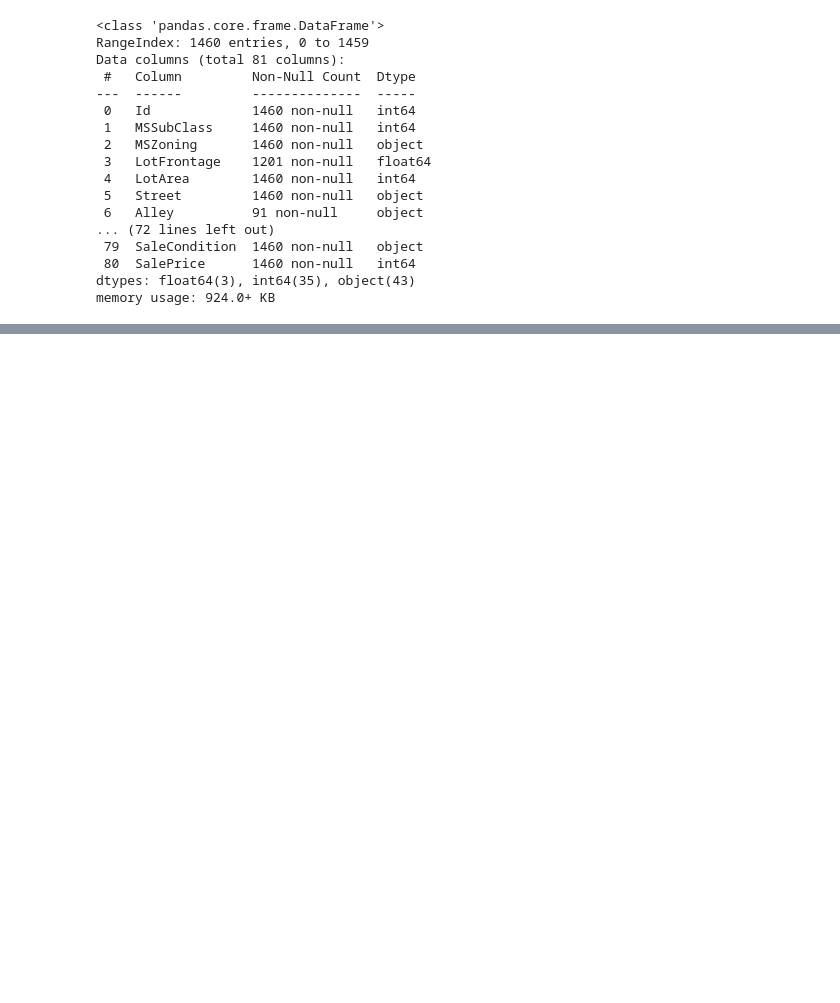
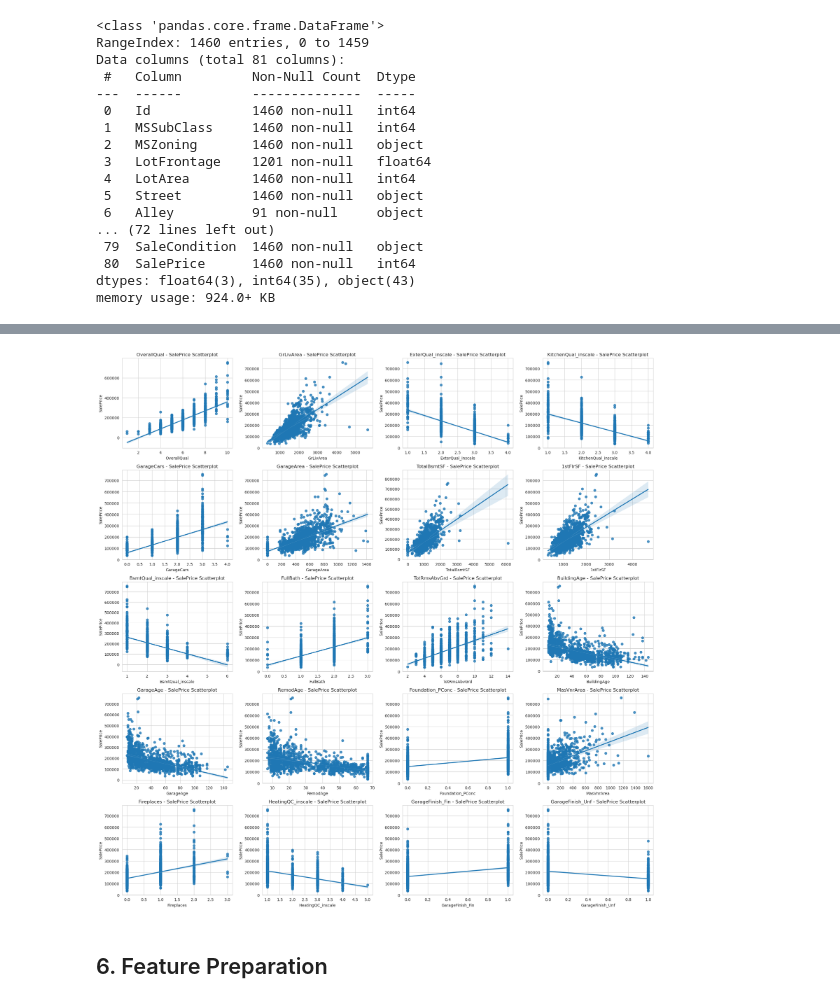
Before and after one commit to isaidhs/Data-Analytics-Notebook, a Jupyter notebook: house-price-regression.ipynb, the cells around one changed output, grey strips where cells are left out. Cells and saved outputs as stored; diff of their text form; code cells hidden in the pictures; blank space fills up the shorter version.

```diff
--- a/house-price-regression.ipynb
+++ b/house-price-regression.ipynb
@@ -170,0 +133,13 @@ dt = train[["LotFrontage","SalePrice"]]
+# %%
+df = df[dfnull[dfnull.imputation != "Exclude"].feature]
+dfnull = pd.DataFrame(df.isnull().sum()).reset_index()
+dfnull.columns = ["feature","nullcount"]
+dfnull["percentage"] = dfnull.nullcount * 100 / len(df)
+dfnull["imputation"] = np.where(
+    dfnull["percentage"] > 30, "Exclude",
+    np.where(
+        dfnull["percentage"] == 0, "None", "Impute"
+    )
+)
+dfnull = dfnull.sort_values("percentage",ascending = False).reset_index(drop=True)
+dfnull
@@ -170,0 +262,15 @@ dt = train[["LotFrontage","SalePrice"]]
+# %%
+fig,ax = plt.subplots(5,4, figsize = (20,20))
+c,r = 0,0
+for col in dfcorr.iloc[0:20].feature :
+    sns.regplot(data = df, x = col, y="SalePrice", ax = ax[r,c])
+    ax[r,c].set_title("{} - SalePrice Scatterplot".format(col))
+    c = c+1
+    if c == 4:
+        r = r+1
+        c = 0
+fig.tight_layout()
+# %% [output]
+[figure, added]
+# %% [markdown]
+## 6. Feature Preparation
```
Also changed, not shown: parts of 43 cells of this notebook.
